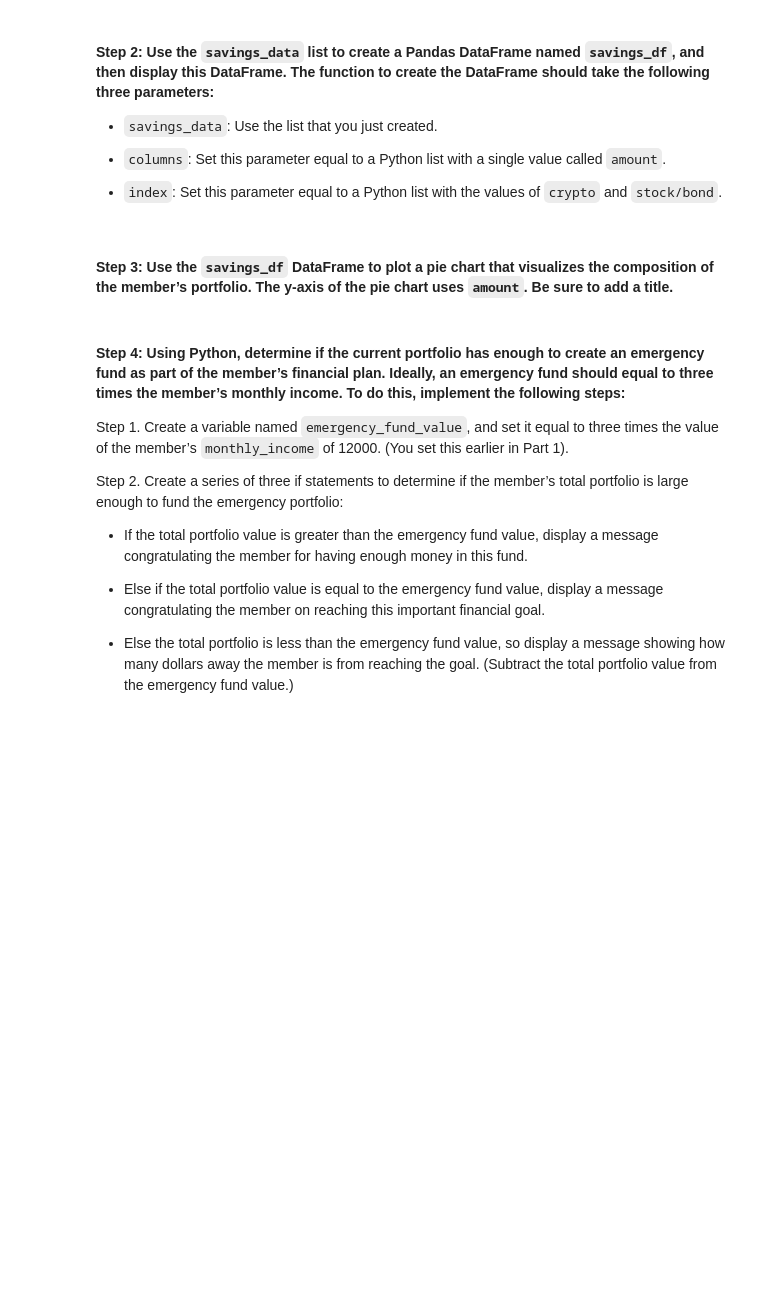
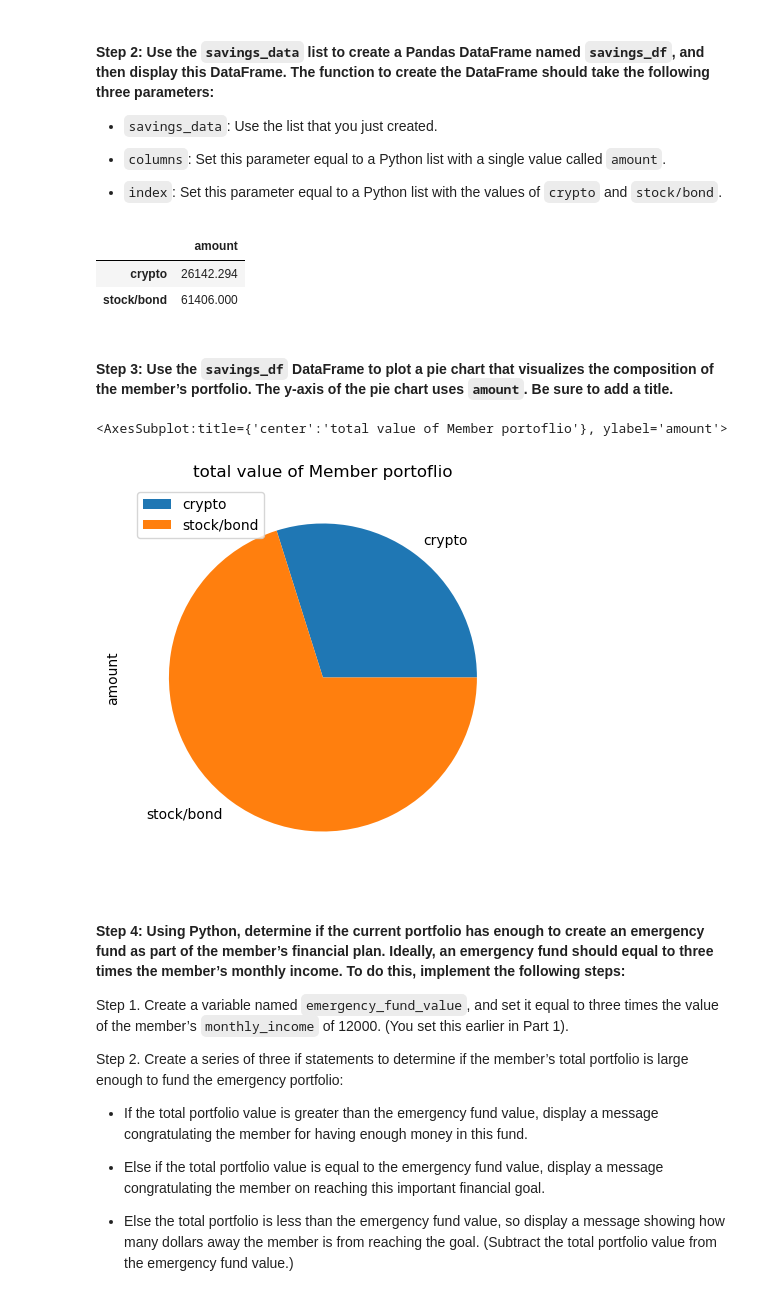
Before and after one commit to nielsdehaan1977/Fintech_Module5, a Jupyter notebook: financial_planning_tools.ipynb, the cells around one changed output. Saved outputs shown, nothing was run; the diff lists cells and outputs as text; code cells hidden in the pictures; blank space fills up the shorter version.

```diff
--- a/financial_planning_tools.ipynb
+++ b/financial_planning_tools.ipynb
@@ -337,7 +339,7 @@ In this section, you’ll use the valuations for the cryptocurrency wallet and f
 #### Step 1: Create a Python list named `savings_data` that has two elements. The first element contains the total value of the cryptocurrency wallet. The second element contains the total value of the stock and bond portions of the portfolio.
 # %%
 # Consolidate financial assets data into a Python list
-# YOUR CODE HERE
+savings_data = [total_crypto_wallet,total_stocks_bonds]
 
 # Review the Python list savings_data
-# YOUR CODE HERE
+print(savings_data)
@@ -351,15 +355,22 @@ In this section, you’ll use the valuations for the cryptocurrency wallet and f
 - `index`: Set this parameter equal to a Python list with the values of `crypto` and `stock/bond`.
 # %%
 # Create a Pandas DataFrame called savings_df
-# YOUR CODE HERE
+savings_df = pd.DataFrame(savings_data, index=["crypto","stock/bond"], columns=['amount'])
 
 # Display the savings_df DataFrame
-# YOUR CODE HERE
+display(savings_df)
+# %% [output]
+|  | amount |
+| crypto | 26142.294 |
+| stock/bond | 61406.000 |
 # %% [markdown]
 #### Step 3: Use the `savings_df` DataFrame to plot a pie chart that visualizes the composition of the member’s portfolio. The y-axis of the pie chart uses `amount`. Be sure to add a title.
 # %%
 # Plot the total value of the member's portfolio (crypto and stock/bond) in a pie chart
-# YOUR CODE HERE
+savings_df.plot.pie(y='amount',title='total value of Member portoflio', figsize=(10,5))
+# %% [output]
+<AxesSubplot:title={'center':'total value of Member portoflio'}, ylabel='amount'>
+[figure, added]
 # %% [markdown]
 #### Step 4: Using Python, determine if the current portfolio has enough to create an emergency fund as part of the member’s financial plan. Ideally, an emergency fund should equal to three times the member’s monthly income. To do this, implement the following steps:
 
```
Also changed, not shown: parts of 12 cells of this notebook.
